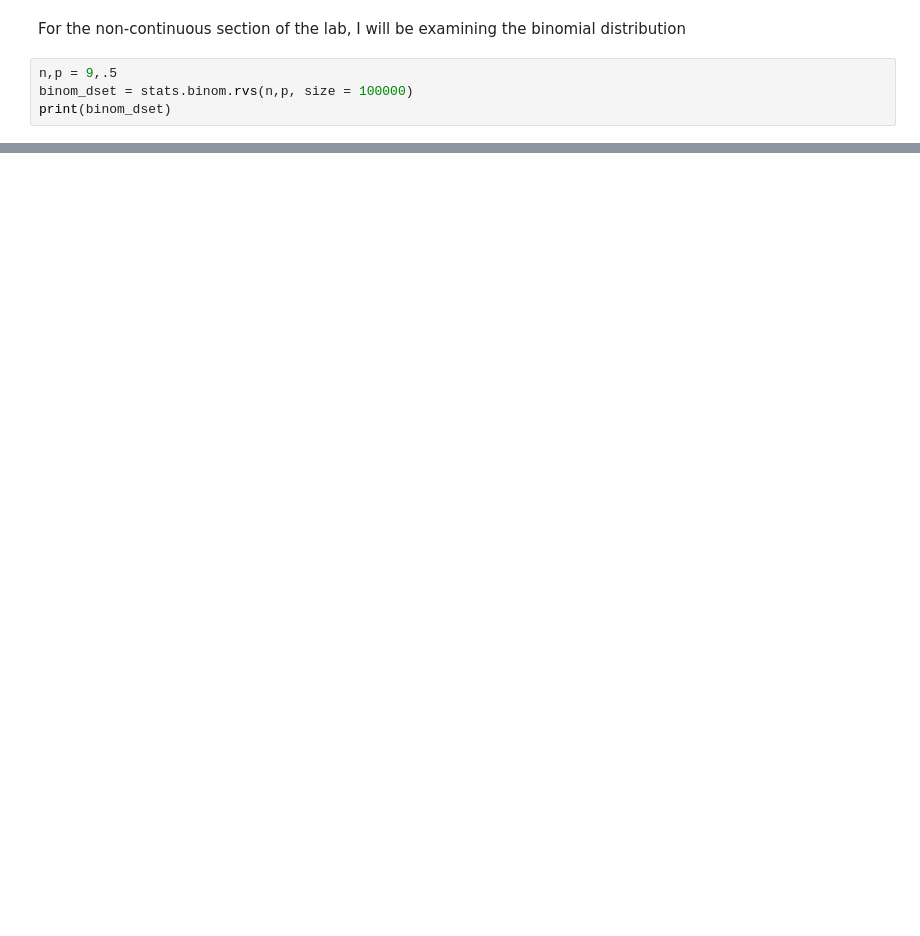
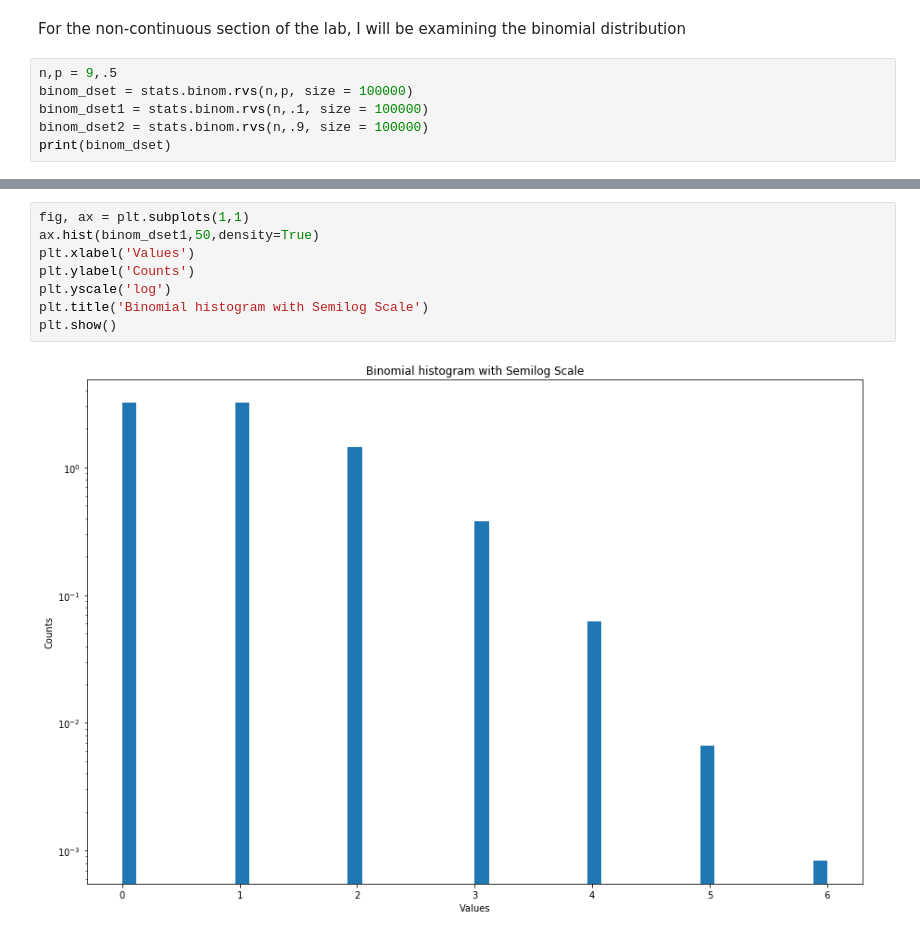
Before and after one commit to ecb49/burns_phys434, a Jupyter notebook: lab1/Burns_Lab1.ipynb, the cells around one changed output, grey strips where cells are left out. Saved outputs shown, nothing was run; the diff lists cells and outputs as text; blank space fills up the shorter version.

```diff
--- a/lab1/Burns_Lab1.ipynb
+++ b/lab1/Burns_Lab1.ipynb
@@ -127,5 +144,7 @@ For the non-continuous section of the lab, I will be examining the binomial dist
 # %%
 n,p = 9,.5
 binom_dset = stats.binom.rvs(n,p, size = 100000)
+binom_dset1 = stats.binom.rvs(n,.1, size = 100000)
+binom_dset2 = stats.binom.rvs(n,.9, size = 100000)
 print(binom_dset)
 # %% [output]
@@ -144,0 +164,10 @@ plt.show()
+# %%
+fig, ax = plt.subplots(1,1)
+ax.hist(binom_dset1,50,density=True)
+plt.xlabel('Values')
+plt.ylabel('Counts')
+plt.yscale('log')
+plt.title('Binomial histogram with Semilog Scale')
+plt.show()
+# %% [output]
+[figure, added]
```
Also changed, not shown: parts of 13 cells of this notebook.
